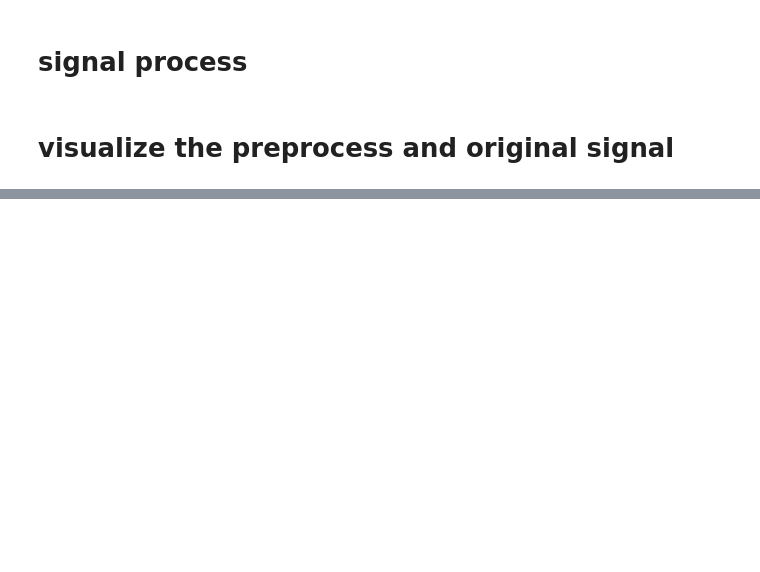
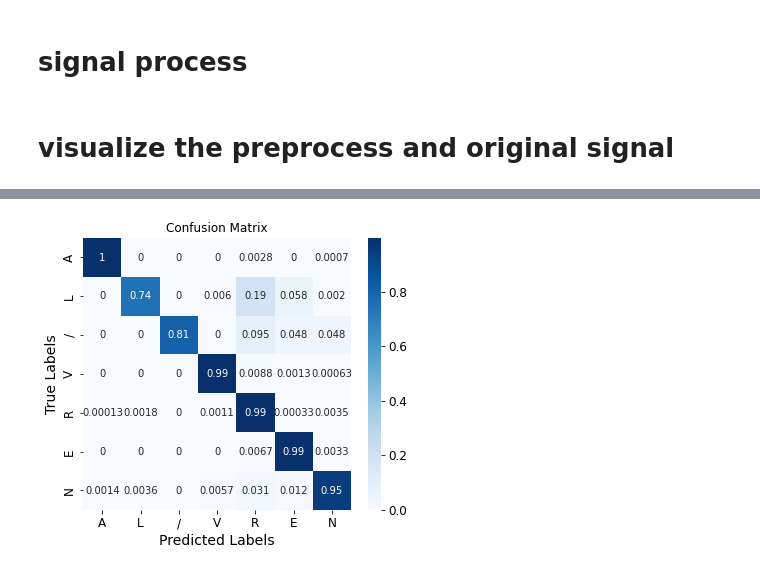
Before and after one commit to sahan-vishwajith/Automated-Detection-of-Cardiac-Anomalies-Using-ECG-Data, a Jupyter notebook: model/Notebooks/cardiocare-nb.ipynb, the cells around one changed output, grey strips where cells are left out. Cells and saved outputs as stored; diff of their text form; code cells hidden in the pictures; blank space fills up the shorter version.

```diff
--- a/model/Notebooks/cardiocare-nb.ipynb
+++ b/model/Notebooks/cardiocare-nb.ipynb
@@ -378,0 +414,2 @@ print("Predicted values (first 20):", y_pred[:20].flatten())
+# %%
+model = load_model('C:/Users/ACER/Desktop/cardio6/Automated-Detection-of-Cardiac-Anomalies-Using-ECG-Data/api/my_model.h5')
@@ -378,0 +418,3 @@ print("Predicted values (first 20):", y_pred[:20].flatten())
+# %%
+y_pred_probs = model.predict(X_test)
+y_pred = np.argmax(y_pred_probs, axis=1)
@@ -378,0 +423,18 @@ print("Predicted values (first 20):", y_pred[:20].flatten())
+# %%
+from sklearn.metrics import confusion_matrix
+import seaborn as sns
+
+# Calculate confusion matrix
+cm = confusion_matrix(y_test, y_pred,
+                      normalize='true')
+
+labels = ["A", "L", "/", "V", "R", "E", "N"]
+
+plt.figure(figsize=(6, 5))
+sns.heatmap(cm, annot=True, cmap='Blues', xticklabels=labels, yticklabels=labels)
+plt.xlabel('Predicted Labels')
+plt.ylabel('True Labels')
+plt.title('Confusion Matrix')
+plt.show()
+# %% [output]
+[figure, added]
```
Also changed, not shown: parts of 14 cells of this notebook, 4 other files.
